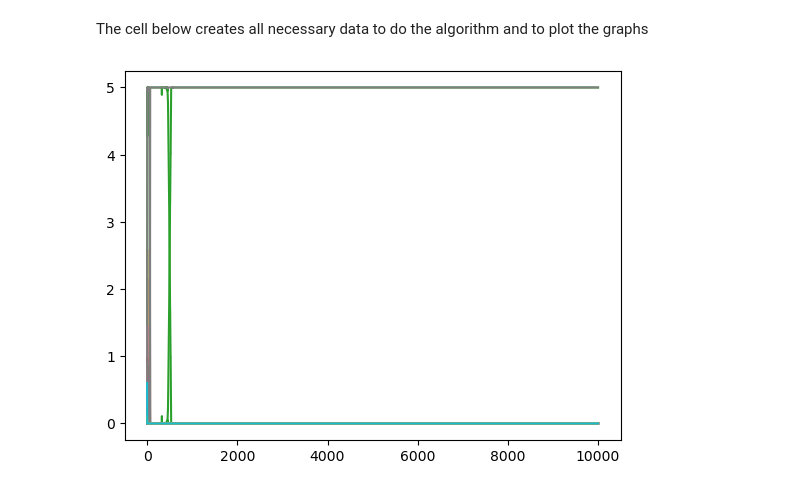
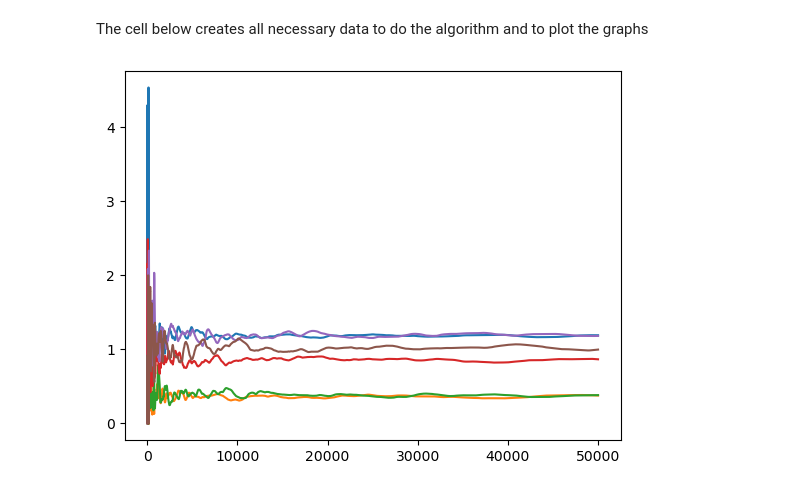
Before and after one commit to PMonot/ProjML4G, a Jupyter notebook: ProjML4G.ipynb, the cells around one changed output. Drawn from its saved outputs; the diff is of its cells as text; code cells hidden in the pictures.

```diff
--- a/ProjML4G.ipynb
+++ b/ProjML4G.ipynb
@@ -22,6 +22,6 @@ from utils import Gamma, a, b, w, dw
 ### Simulation of the doc graph
 # %%
 # first with a graph of size 10
-Graph = creation_graph(30)
+Graph = creation_graph(10)
 show_graph(Graph)
 # %% [output]
@@ -87,14 +222,16 @@ M = 5
 # %%
+#Main algorithm
 for k in range(Max_iter-1):
-    Y[k+1] = random.choices(list(Graph.nodes.keys()),weights = P[Y[k]-1,:])[0]
-    if Y[k] in S[1]+S[2]:
+    Z[k] = random.choice(list(Graph.nodes.keys())) #randomly sample node Z[k]
+    v[Z[k]-1]+=1 #add 1 to the counter
+    Z_tilde[k] = random.choices(list(Graph.nodes.keys()),weights = P[Z[k]-1,:])[0] #Sample Z~ with the rights probabilities
+    if Z[k] in S[1]+S[2]:
         for i in S[1]+S[2]:
             for j in S[2]:
-                Psi[i-1,j-1] += a(v[i-1],A,C)*(Y[k]==i)*((1-alpha[i-1])*Psi[Y[k+1]-1,j-1] - Psi[i-1,j-1])
+                Psi[i-1,j-1] += b(v[i-1],B,C)*(Z[k]==i)*((1-alpha[i-1])*Psi[Z_tilde[k]-1,j-1] - Psi[i-1,j-1])
                 if i in S[2]:
-                    Psi[i-1,j-1] += a(v[i-1],A,C)*(Y[k]==i)*alpha[i-1]*dw(u[i-1])*(i==j)
-                    u[i-1] += b(k,B,C)*np.sum(Psi[:,i-1])
+                    Psi[i-1,j-1] += b(v[i-1],B,C)*(Z[k]==i)*alpha[i-1]*dw(u[i-1])*(i==j)
+                    u[i-1] += a(k,A,C)*np.sum(Psi[:,i-1])
     u = Gamma(u,M,S[2])
     u_vec[k+1] = u
     Psi_vec[k+1] = Psi
-    v[Y[k+1]-1] += 1
@@ -116,21 +238,5 @@ Z_tilde = np.zeros(Max_iter,dtype = 'int')
-# %%
-for k in range(Max_iter-1):
-    Z[k] = random.choice(list(Graph.nodes.keys()))
-    v2[Z[k]-1]+=1
-    Z_tilde[k] = random.choices(list(Graph.nodes.keys()),weights = P[Z[k]-1,:])[0]
-    if Z[k] in S[1]+S[2]:
-        for i in S[1]+S[2]:
-            for j in S[2]:
-                Psi2[i-1,j-1] += a(v2[i-1],A,C)*(Z[k]==i)*((1-alpha[i-1])*Psi2[Z_tilde[k]-1,j-1] - Psi2[i-1,j-1])
-                if i in S[2]:
-                    Psi2[i-1,j-1] += a(v2[i-1],A,C)*(Z[k]==i)*alpha[i-1]*dw(u2[i-1])*(i==j)
-                    u2[i-1] += b(k,B,C)*np.sum(Psi2[:,i-1])
-    u2 = Gamma(u2,M,S[2])
-    u_vec2[k+1] = u2
-    Psi_vec2[k+1] = Psi2
 # %%
 for i in S[2]:
     plt.plot(u_vec[:,i-1])
-    plt.plot(u_vec2[:,i-1])
 # %% [output]
-[figure, old version]
+[figure, new version]
```
Also changed, not shown: parts of 14 cells of this notebook, 1 other file.
